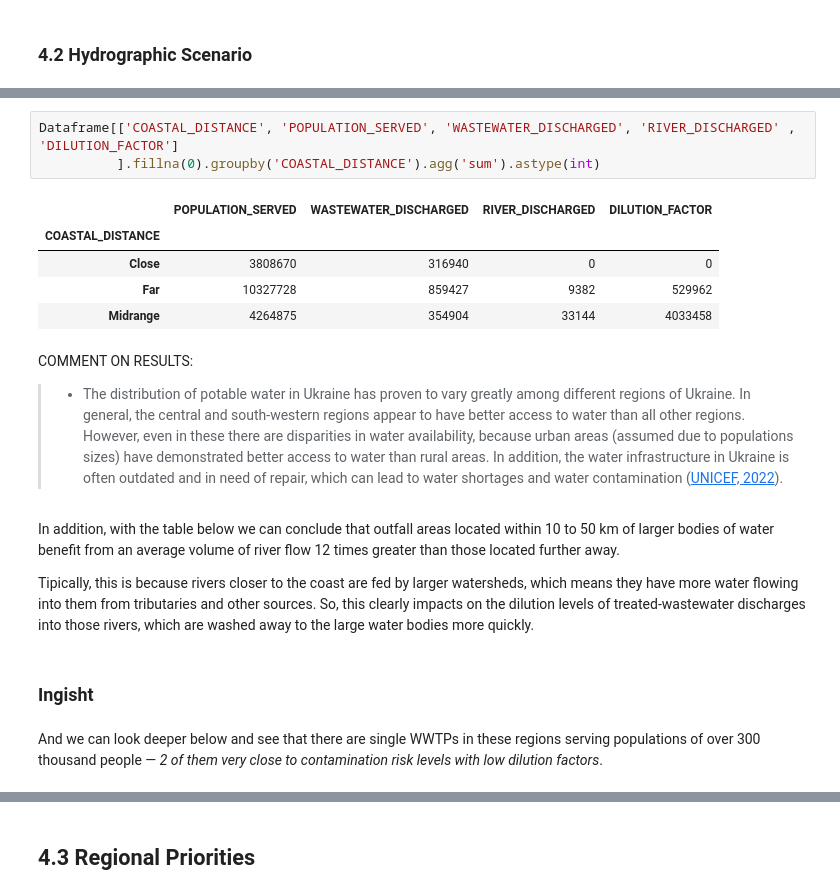
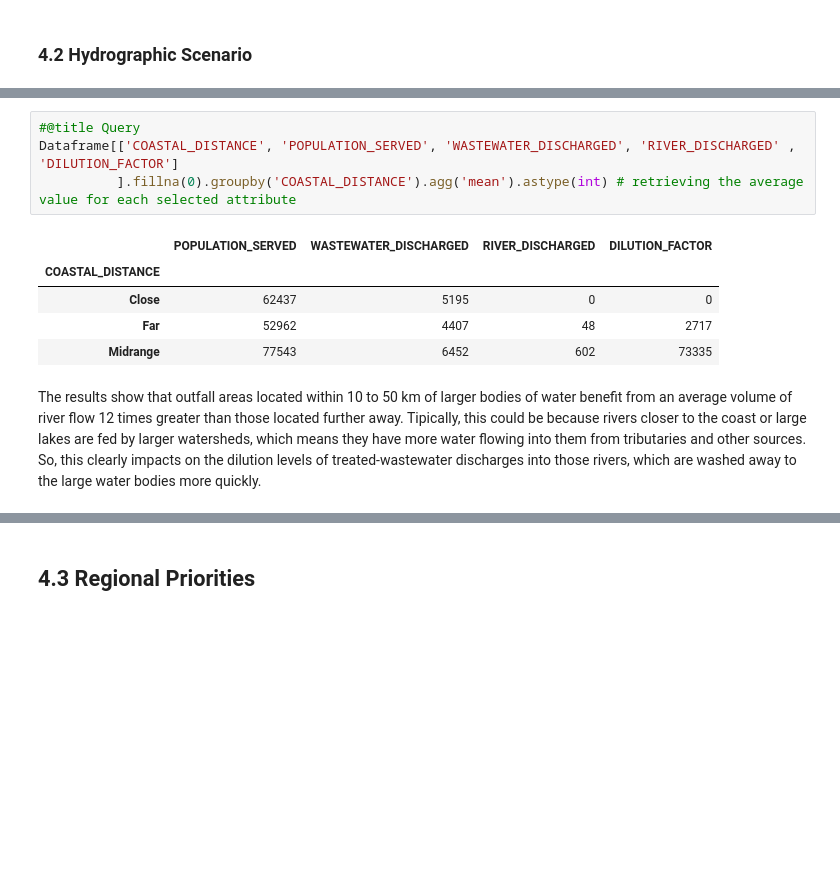
Before and after one commit to juanrassis/python_projects, a Jupyter notebook: GeospatialAnalysis_WaterManagement_Ukraine.ipynb, the cells around one changed output, grey strips where cells are left out. Drawn from its saved outputs; the diff is of its cells as text; blank space fills up the shorter version.

```diff
--- a/GeospatialAnalysis_WaterManagement_Ukraine.ipynb
+++ b/GeospatialAnalysis_WaterManagement_Ukraine.ipynb
@@ -607,21 +611,12 @@ sns.despine(left=True, bottom=True) # less grids
 # %%
+#@title Query
 Dataframe[['COASTAL_DISTANCE', 'POPULATION_SERVED', 'WASTEWATER_DISCHARGED', 'RIVER_DISCHARGED' , 'DILUTION_FACTOR']
-          ].fillna(0).groupby('COASTAL_DISTANCE').agg('sum').astype(int)
+          ].fillna(0).groupby('COASTAL_DISTANCE').agg('mean').astype(int) # retrieving the average value for each selected attribute
 # %% [output]
 |  | POPULATION_SERVED | WASTEWATER_DISCHARGED | RIVER_DISCHARGED | DILUTION_FACTOR |
 | COASTAL_DISTANCE |  |  |  |  |
-| Close | 3808670 | 316940 | 0 | 0 |
-| Far | 10327728 | 859427 | 9382 | 529962 |
-| Midrange | 4264875 | 354904 | 33144 | 4033458 |
+| Close | 62437 | 5195 | 0 | 0 |
+| Far | 52962 | 4407 | 48 | 2717 |
+| Midrange | 77543 | 6452 | 602 | 73335 |
-# %% [markdown]
-COMMENT ON RESULTS:
-
->*   The distribution of potable water in Ukraine has proven to vary greatly among different regions of Ukraine. In general, the central and south-western regions appear to have better access to water than all other regions. However, even in these there are disparities in water availability, because urban areas (assumed due to populations sizes) have demonstrated better access to water than rural areas. In addition, the water infrastructure in Ukraine is often outdated and in need of repair, which can lead to water shortages and water contamination ([UNICEF, 2022](https://www.unicef.org/ukraine/en/water-sanitation-and-hygiene-wash)).
 # %% [markdown]
-In addition, with the table below we can conclude that outfall areas located within 10 to 50 km of larger bodies of water benefit from an average volume of river flow 12 times greater than those located further away.
-
-Tipically, this is because rivers closer to the coast are fed by larger watersheds, which means they have more water flowing into them from tributaries and other sources. So, this clearly impacts on the dilution levels of treated-wastewater discharges into those rivers, which are washed away to the large water bodies more quickly.
+The results show that outfall areas located within 10 to 50 km of larger bodies of water benefit from an average volume of river flow 12 times greater than those located further away. Tipically, this  could be because rivers closer to the coast or large lakes are fed by larger watersheds, which means they have more water flowing into them from tributaries and other sources. So, this clearly impacts on the dilution levels of treated-wastewater discharges into those rivers, which are washed away to the large water bodies more quickly.
-# %% [markdown]
-### Ingisht
-# %% [markdown]
-And we can look deeper below and see that there are single WWTPs in these regions serving populations of over 300 thousand people — *2 of them very close to contamination risk levels with low dilution factors*.
```
Also changed, not shown: parts of 10 cells of this notebook.
